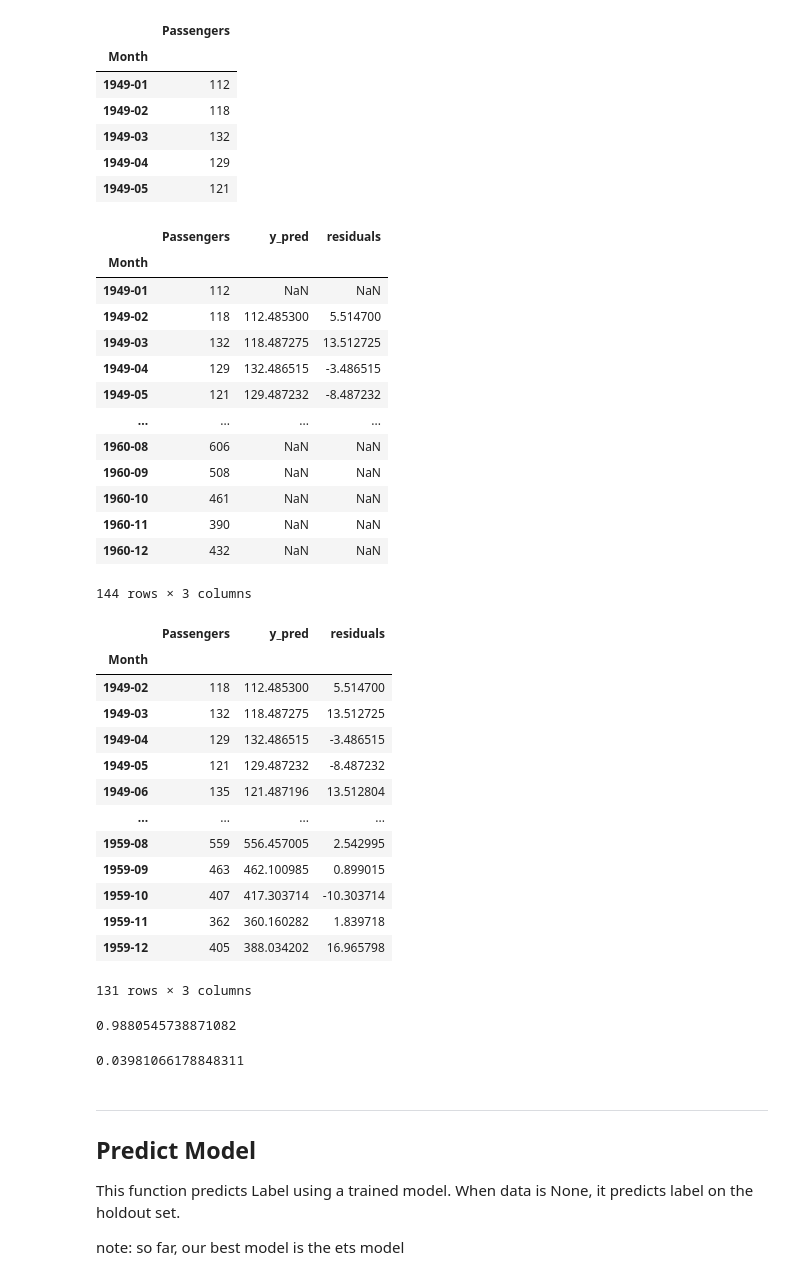
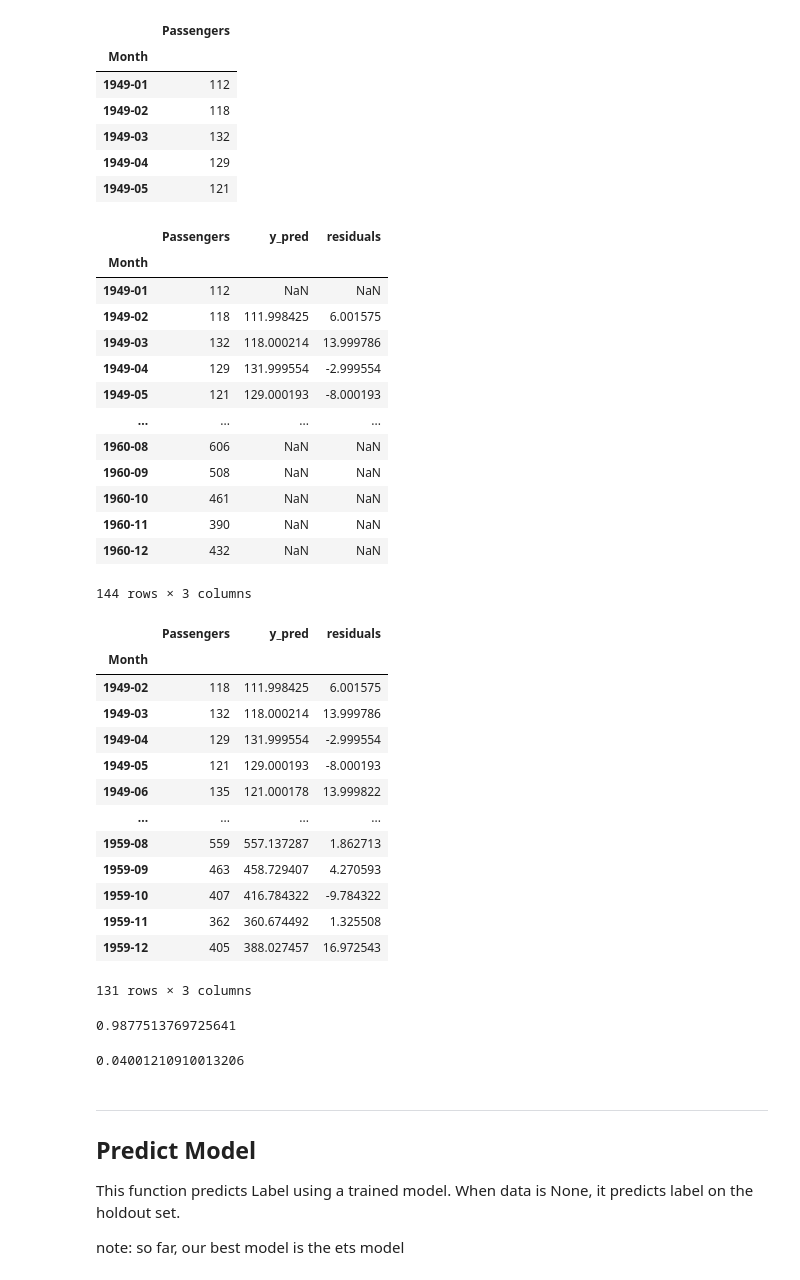
Before and after one commit to PJalgotrader/Deep_forecasting-USU, a Jupyter notebook: Lectures and codes/Module 4- ARIMA/Module4-ARIMA.ipynb, the cells around one changed output. Drawn from its saved outputs; the diff is of its cells as text; code cells hidden in the pictures.

```diff
--- a/Lectures and codes/Module 4- ARIMA/Module4-ARIMA.ipynb
+++ b/Lectures and codes/Module 4- ARIMA/Module4-ARIMA.ipynb
@@ -438,0 +441,2 @@ Comparing the output of our own SARIMA and auto ARIMA, our sarima111010 generate
+# %%
+auto_arima_augmented = exp.create_model('auto_arima', cross_validation=False, information_criterion='aic', start_p=0, start_q=0, d=1, D=1)
@@ -462,17 +511,17 @@ df.head()
 | 1949-05 | 121 |
 # %%
 predictions = df.copy()
-predictions['y_pred']= sarima110111.predict(df.index[:-12])
-predictions['residuals']= sarima110111.predict_residuals(df[['Passengers']][:-12] )
+predictions['y_pred']= auto_arima_augmented.predict(df.index[:-12])
+predictions['residuals']= auto_arima_augmented.predict_residuals(df[['Passengers']][:-12] )
 predictions
 # %% [output]
 |  | Passengers | y_pred | residuals |
 | Month |  |  |  |
 | 1949-01 | 112 | NaN | NaN |
-| 1949-02 | 118 | 112.485300 | 5.514700 |
-| 1949-03 | 132 | 118.487275 | 13.512725 |
-| 1949-04 | 129 | 132.486515 | -3.486515 |
-| 1949-05 | 121 | 129.487232 | -8.487232 |
+| 1949-02 | 118 | 111.998425 | 6.001575 |
+| 1949-03 | 132 | 118.000214 | 13.999786 |
+| 1949-04 | 129 | 131.999554 | -2.999554 |
+| 1949-05 | 121 | 129.000193 | -8.000193 |
 | ... | ... | ... | ... |
 | 1960-08 | 606 | NaN | NaN |
 | 1960-09 | 508 | NaN | NaN |
@@ -486,28 +535,28 @@ predictions
 # %% [output]
 |  | Passengers | y_pred | residuals |
 | Month |  |  |  |
-| 1949-02 | 118 | 112.485300 | 5.514700 |
-| 1949-03 | 132 | 118.487275 | 13.512725 |
-| 1949-04 | 129 | 132.486515 | -3.486515 |
-| 1949-05 | 121 | 129.487232 | -8.487232 |
-| 1949-06 | 135 | 121.487196 | 13.512804 |
+| 1949-02 | 118 | 111.998425 | 6.001575 |
+| 1949-03 | 132 | 118.000214 | 13.999786 |
+| 1949-04 | 129 | 131.999554 | -2.999554 |
+| 1949-05 | 121 | 129.000193 | -8.000193 |
+| 1949-06 | 135 | 121.000178 | 13.999822 |
 | ... | ... | ... | ... |
-| 1959-08 | 559 | 556.457005 | 2.542995 |
-| 1959-09 | 463 | 462.100985 | 0.899015 |
-| 1959-10 | 407 | 417.303714 | -10.303714 |
-| 1959-11 | 362 | 360.160282 | 1.839718 |
-| 1959-12 | 405 | 388.034202 | 16.965798 |
+| 1959-08 | 559 | 557.137287 | 1.862713 |
+| 1959-09 | 463 | 458.729407 | 4.270593 |
+| 1959-10 | 407 | 416.784322 | -9.784322 |
+| 1959-11 | 362 | 360.674492 | 1.325508 |
+| 1959-12 | 405 | 388.027457 | 16.972543 |
 131 rows × 3 columns
 # %%
 from sklearn.metrics import r2_score, mean_absolute_percentage_error
 # %%
 r2_score(predictions.Passengers, predictions.y_pred)
 # %% [output]
-0.9880545738871082
+0.9877513769725641
 # %%
 mean_absolute_percentage_error(predictions.Passengers, predictions.y_pred)
 # %% [output]
-0.03981066178848311
+0.04001210910013206
 # %% [markdown]
 ---
 ## Predict Model
```
Also changed, not shown: parts of 34 cells of this notebook, 1 other file.
